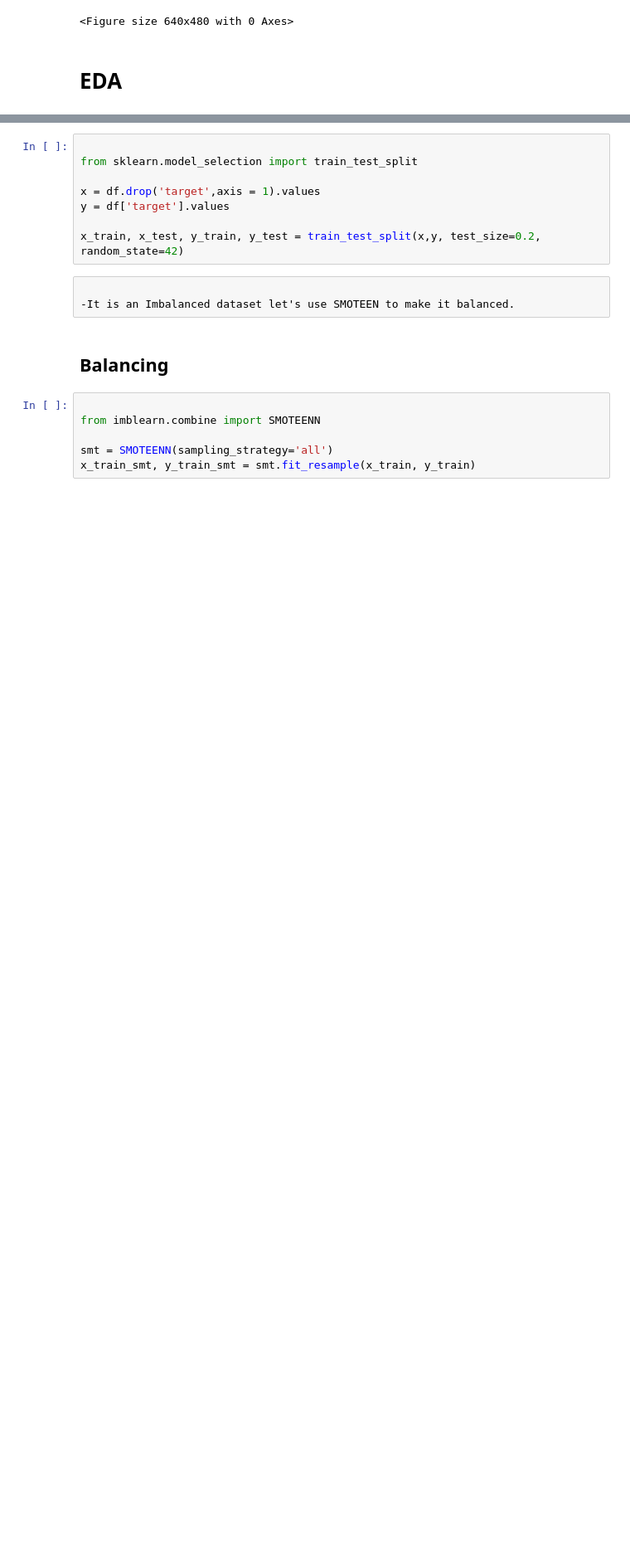
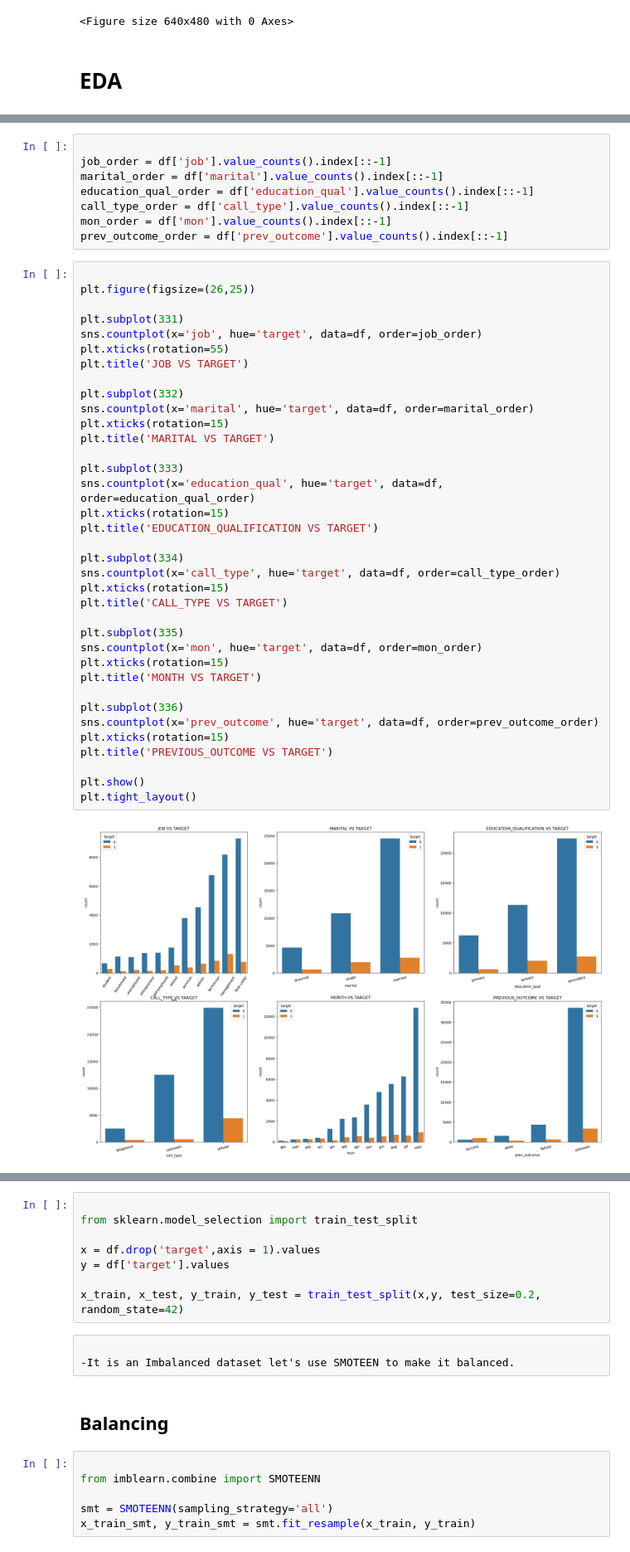
Before and after one commit to 08Kapil08/Customer_conversion_prediction, a Jupyter notebook: customer_conversion_prediction.ipynb, the cells around one changed output, grey strips where cells are left out. Shown: that part at 83% size. Saved outputs shown, nothing was run; the diff lists cells and outputs as text; blank space fills up the shorter version.

```diff
--- a/customer_conversion_prediction.ipynb
+++ b/customer_conversion_prediction.ipynb
@@ -540,0 +524,46 @@ df.head()
+# %%
+
+job_order = df['job'].value_counts().index[::-1]
+marital_order = df['marital'].value_counts().index[::-1]
+education_qual_order = df['education_qual'].value_counts().index[::-1]
+call_type_order = df['call_type'].value_counts().index[::-1]
+mon_order = df['mon'].value_counts().index[::-1]
+prev_outcome_order = df['prev_outcome'].value_counts().index[::-1]
+# %%
+
+plt.figure(figsize=(26,25))
+
+plt.subplot(331)
+sns.countplot(x='job', hue='target', data=df, order=job_order)
+plt.xticks(rotation=55)
+plt.title('JOB VS TARGET')
+
+plt.subplot(332)
+sns.countplot(x='marital', hue='target', data=df, order=marital_order)
+plt.xticks(rotation=15)
+plt.title('MARITAL VS TARGET')
+
+plt.subplot(333)
+sns.countplot(x='education_qual', hue='target', data=df, order=education_qual_order)
+plt.xticks(rotation=15)
+plt.title('EDUCATION_QUALIFICATION VS TARGET')
+
+plt.subplot(334)
+sns.countplot(x='call_type', hue='target', data=df, order=call_type_order)
+plt.xticks(rotation=15)
+plt.title('CALL_TYPE VS TARGET')
+
+plt.subplot(335)
+sns.countplot(x='mon', hue='target', data=df, order=mon_order)
+plt.xticks(rotation=15)
+plt.title('MONTH VS TARGET')
+
+plt.subplot(336)
+sns.countplot(x='prev_outcome', hue='target', data=df, order=prev_outcome_order)
+plt.xticks(rotation=15)
+plt.title('PREVIOUS_OUTCOME VS TARGET')
+
+plt.show()
+plt.tight_layout()
+# %% [output]
+[figure, added]
```
Also changed, not shown: parts of 128 cells of this notebook.
